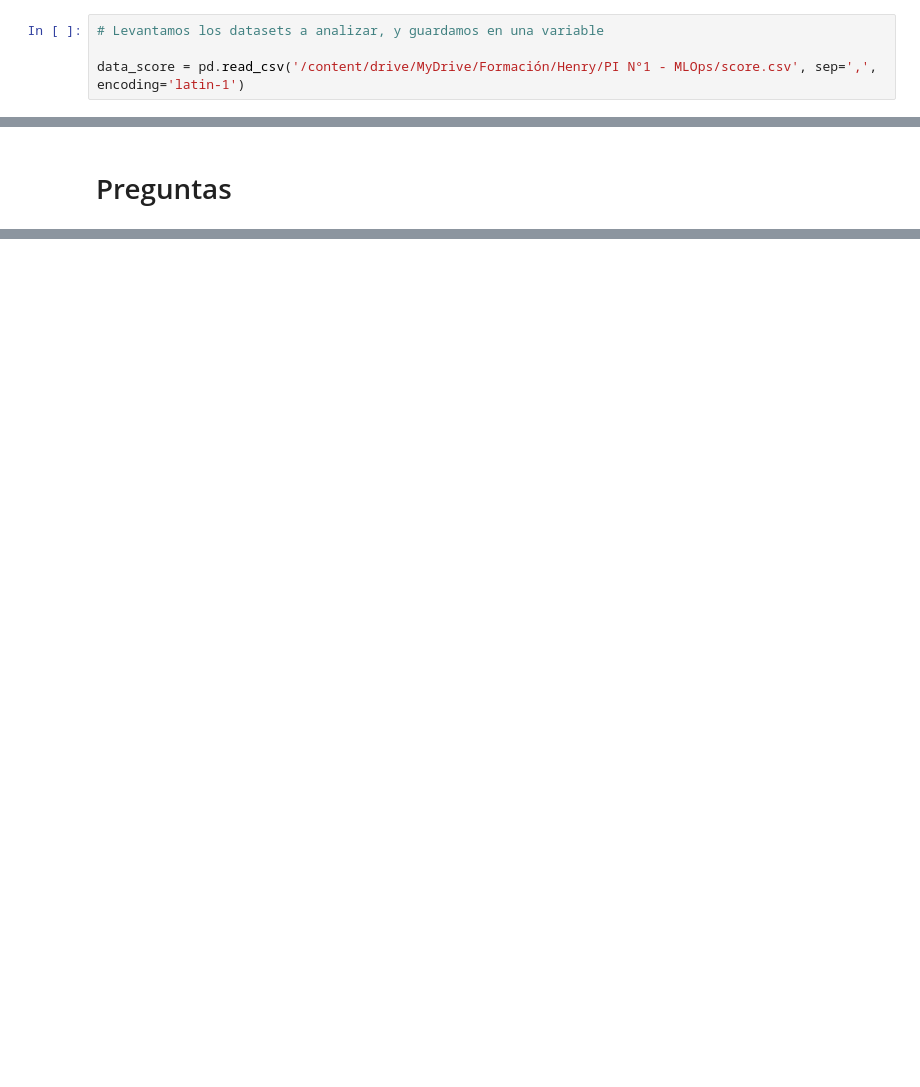
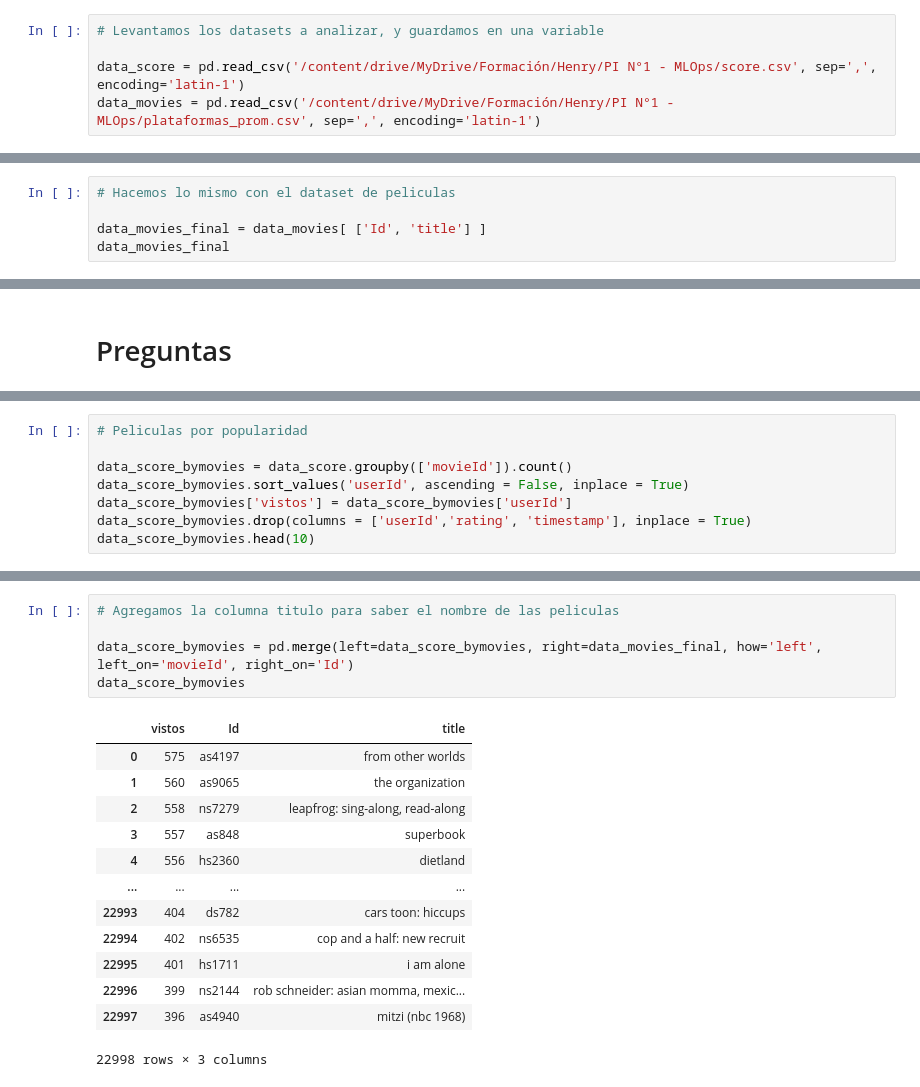
Before and after one commit to Ezemettler/PI1-MLOps, a Jupyter notebook: EDA_Analisis_exploratorio.ipynb, the cells around one changed output, grey strips where cells are left out. Cells and saved outputs as stored; diff of their text form; blank space fills up the shorter version.

```diff
--- a/EDA_Analisis_exploratorio.ipynb
+++ b/EDA_Analisis_exploratorio.ipynb
@@ -25,6 +25,7 @@ import seaborn as sns
 # Levantamos los datasets a analizar, y guardamos en una variable
 
 data_score = pd.read_csv('/content/drive/MyDrive/Formación/Henry/PI N°1 - MLOps/score.csv', sep=',', encoding='latin-1')
+data_movies = pd.read_csv('/content/drive/MyDrive/Formación/Henry/PI N°1 - MLOps/plataformas_prom.csv', sep=',', encoding='latin-1')
 # %%
 # Visualizamos las columnas del dataset y sus primeros registros
 
@@ -103,0 +108,5 @@ Nueva cant registros: 11013823
+# %%
+# Hacemos lo mismo con el dataset de peliculas
+
+data_movies_final = data_movies[ ['Id', 'title'] ]
+data_movies_final
@@ -134,0 +207,8 @@ data_score.to_csv('/content/drive/MyDrive/Formación/Henry/PI N°1 - MLOps/score
+# %%
+# Peliculas por popularidad
+
+data_score_bymovies = data_score.groupby(['movieId']).count()
+data_score_bymovies.sort_values('userId', ascending = False, inplace = True)
+data_score_bymovies['vistos'] = data_score_bymovies['userId']
+data_score_bymovies.drop(columns = ['userId','rating', 'timestamp'], inplace = True)
+data_score_bymovies.head(10)
@@ -134,0 +228,19 @@ data_score.to_csv('/content/drive/MyDrive/Formación/Henry/PI N°1 - MLOps/score
+# %%
+# Agregamos la columna titulo para saber el nombre de las peliculas
+
+data_score_bymovies = pd.merge(left=data_score_bymovies, right=data_movies_final, how='left', left_on='movieId', right_on='Id')
+data_score_bymovies
+# %% [output]
+|  | vistos | Id | title |
+| 0 | 575 | as4197 | from other worlds |
+| 1 | 560 | as9065 | the organization |
+| 2 | 558 | ns7279 | leapfrog: sing-along, read-along |
+| 3 | 557 | as848 | superbook |
+| 4 | 556 | hs2360 | dietland |
+| ... | ... | ... | ... |
+| 22993 | 404 | ds782 | cars toon: hiccups |
+| 22994 | 402 | ns6535 | cop and a half: new recruit |
+| 22995 | 401 | hs1711 | i am alone |
+| 22996 | 399 | ns2144 | rob schneider: asian momma, mexic... |
+| 22997 | 396 | as4940 | mitzi (nbc 1968) |
+22998 rows × 3 columns
```
Also changed, not shown: parts of 21 cells of this notebook.
